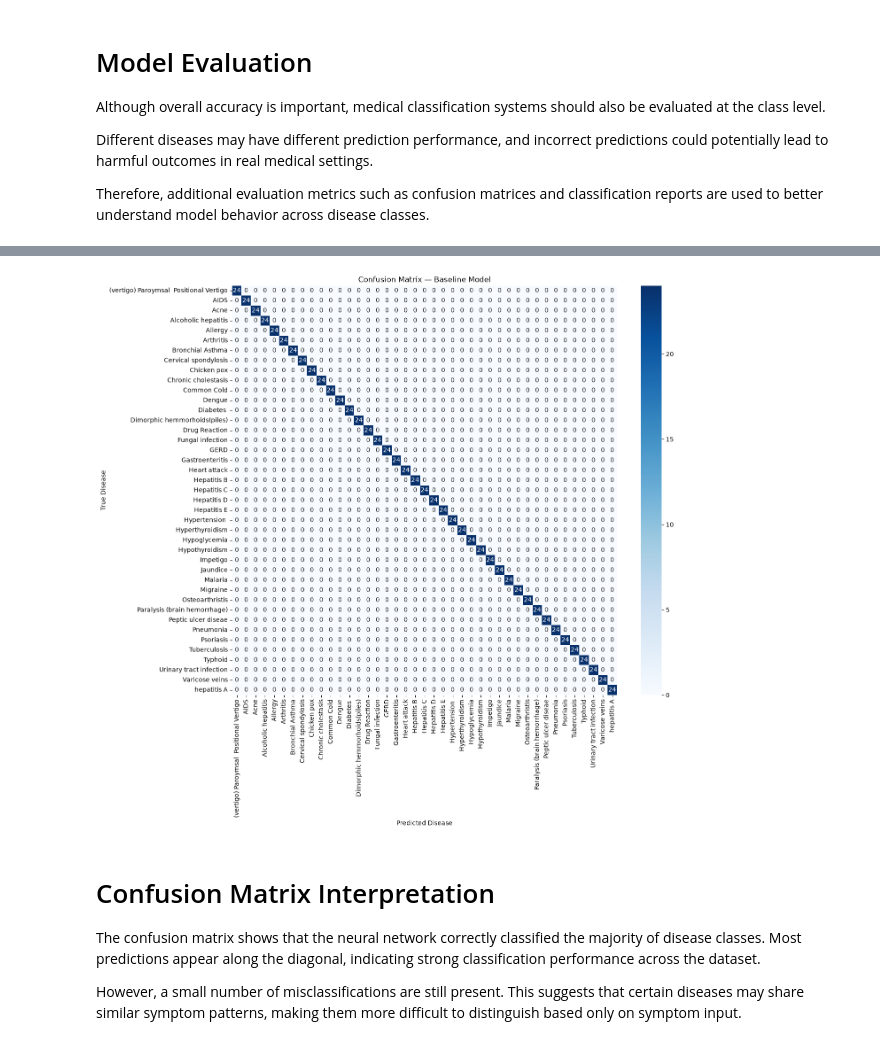
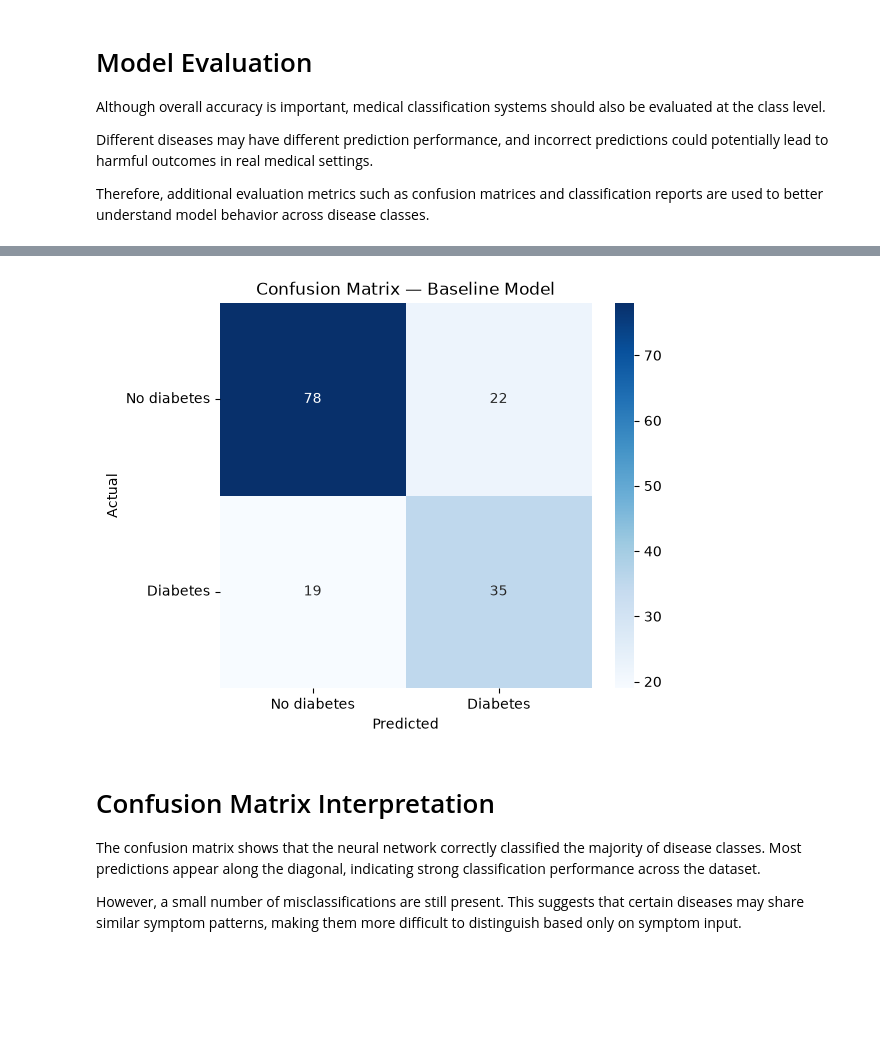
Before and after one commit to rrromanm/MAL2, a Jupyter notebook: Final Project/disease_prediction.ipynb, the cells around one changed output, grey strips where cells are left out. Drawn from its saved outputs; the diff is of its cells as text; code cells hidden in the pictures; blank space fills up the shorter version.

```diff
--- a/Final Project/disease_prediction.ipynb
+++ b/Final Project/disease_prediction.ipynb
@@ -39,6 +34,8 @@ os.getcwd()
 # %%
 # load dataset
-df = pd.read_csv("disease_data.csv")
+df = pd.read_csv("diabetes.csv")
+X = df.drop("Outcome", axis=1)
+y = df["Outcome"]
 
 print("Dataset shape:", df.shape)
 # %% [output]
@@ -52,2 +42,0 @@ Index(['blister', 'red_sore_around_nose', 'yellow_crust_ooze', 'prognosis',
-# %%
-df = df.drop(columns=["Unnamed: 133"], errors="ignore")
@@ -159,12 +140,11 @@ The dataset is also separated into:
 Finally, the data is split into training and validation sets in order to evaluate model generalization and monitor overfitting during training.
 # %%
 # separate features and labels
-X = df.drop("prognosis", axis=1)
-y = df["prognosis"]
+X = df.drop("Outcome", axis=1)
+y = df["Outcome"]
 
-# encode disease labels into integers
-label_encoder = LabelEncoder()
-y_encoded = label_encoder.fit_transform(y)
+# Outcome is already 0/1, so no LabelEncoder needed
+y_encoded = y.values
 
 # first hold out 20% as test set
 X_trainval, X_test, y_trainval, y_test_encoded = train_test_split(
@@ -184,6 +164,12 @@ X_train, X_val, y_train, y_val = train_test_split(
     stratify=y_trainval
 )
 
+# scale features (fit on training data only, then apply to all)
+scaler = StandardScaler()
+X_train = scaler.fit_transform(X_train)
+X_val   = scaler.transform(X_val)
+X_test  = scaler.transform(X_test)
+
 print("Training set:", X_train.shape)
 print("Validation set:", X_val.shape)
 print("Test set:", X_test.shape)
@@ -204,28 +190,22 @@ This model uses:
 
 The model is kept relatively simple on purpose in order to evaluate how well a standard neural network can learn symptom–disease relationships.
 # %%
-# number of disease classes
-num_classes = len(label_encoder.classes_)
+# number of classes (0 = no diabetes, 1 = diabetes)
+num_classes = len(np.unique(y_encoded))   # = 2
 
-# build baseline model
 baseline_model = keras.Sequential([
-
     layers.Input(shape=(X_train.shape[1],)),
-
     layers.Dense(128, activation="relu"),
     layers.Dense(64, activation="relu"),
-
     layers.Dense(num_classes, activation="softmax")
 ])
 
-# compile model
 baseline_model.compile(
     optimizer="adam",
     loss="sparse_categorical_crossentropy",
     metrics=["accuracy"]
 )
 
-# summary
 baseline_model.summary()
 # %% [output]
 Model: "sequential"
@@ -398,28 +330,30 @@ print(classification_report(
 # %%
 # create confusion matrix
 cm = confusion_matrix(y_test_encoded, y_pred)
 
-plt.figure(figsize=(14,12))
+class_labels = ["No diabetes", "Diabetes"]
+
+plt.figure(figsize=(6,5))
 
 sns.heatmap(
     cm,
     annot=True,
     fmt="d",
     cmap="Blues",
-    xticklabels=label_encoder.classes_,
-    yticklabels=label_encoder.classes_
+    xticklabels=class_labels,
+    yticklabels=class_labels
 )
 
 plt.title("Confusion Matrix — Baseline Model")
-plt.xlabel("Predicted Disease")
-plt.ylabel("True Disease")
+plt.xlabel("Predicted")
+plt.ylabel("Actual")
 
-plt.xticks(rotation=90)
+plt.xticks(rotation=0)
 plt.yticks(rotation=0)
 
 plt.show()
 # %% [output]
-[figure, old version]
+[figure, new version]
 # %% [markdown]
 # Confusion Matrix Interpretation
 The confusion matrix shows that the neural network correctly classified the majority of disease classes. Most predictions appear along the diagonal, indicating strong classification performance across the dataset.
```
Also changed, not shown: parts of 26 cells of this notebook, 8 other files.
